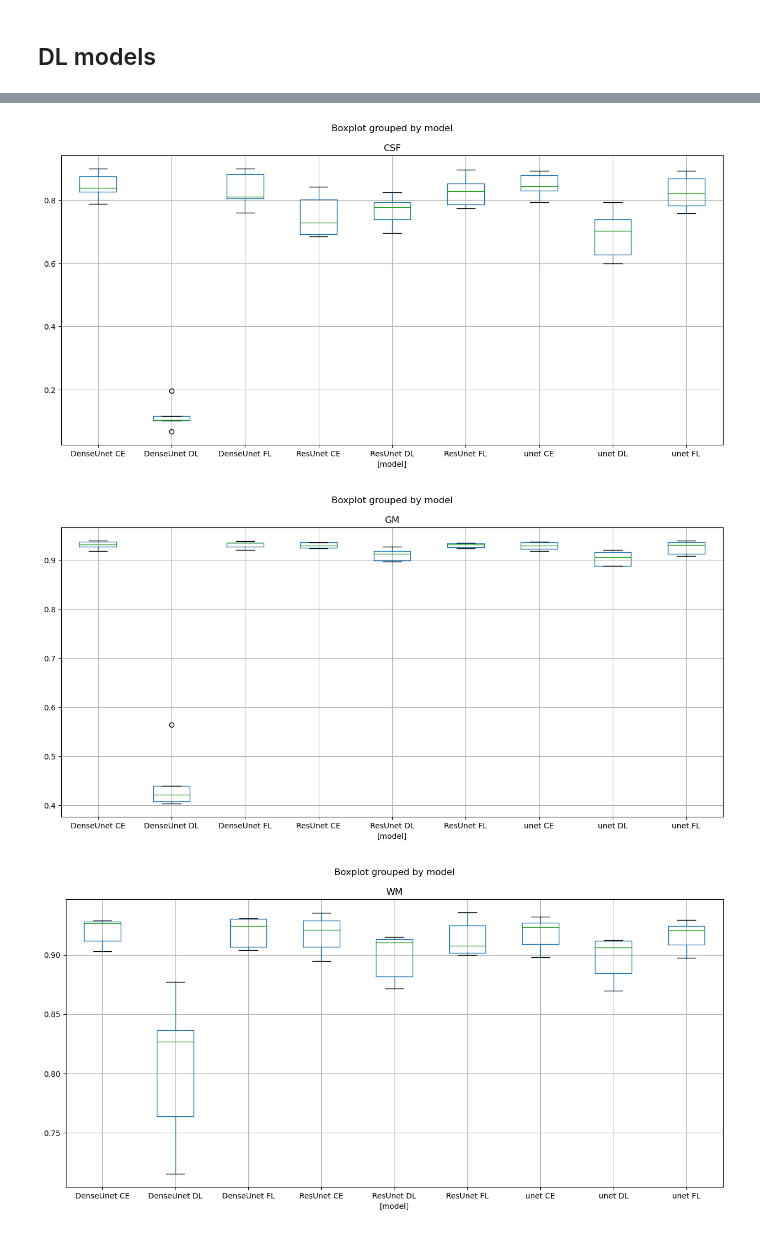
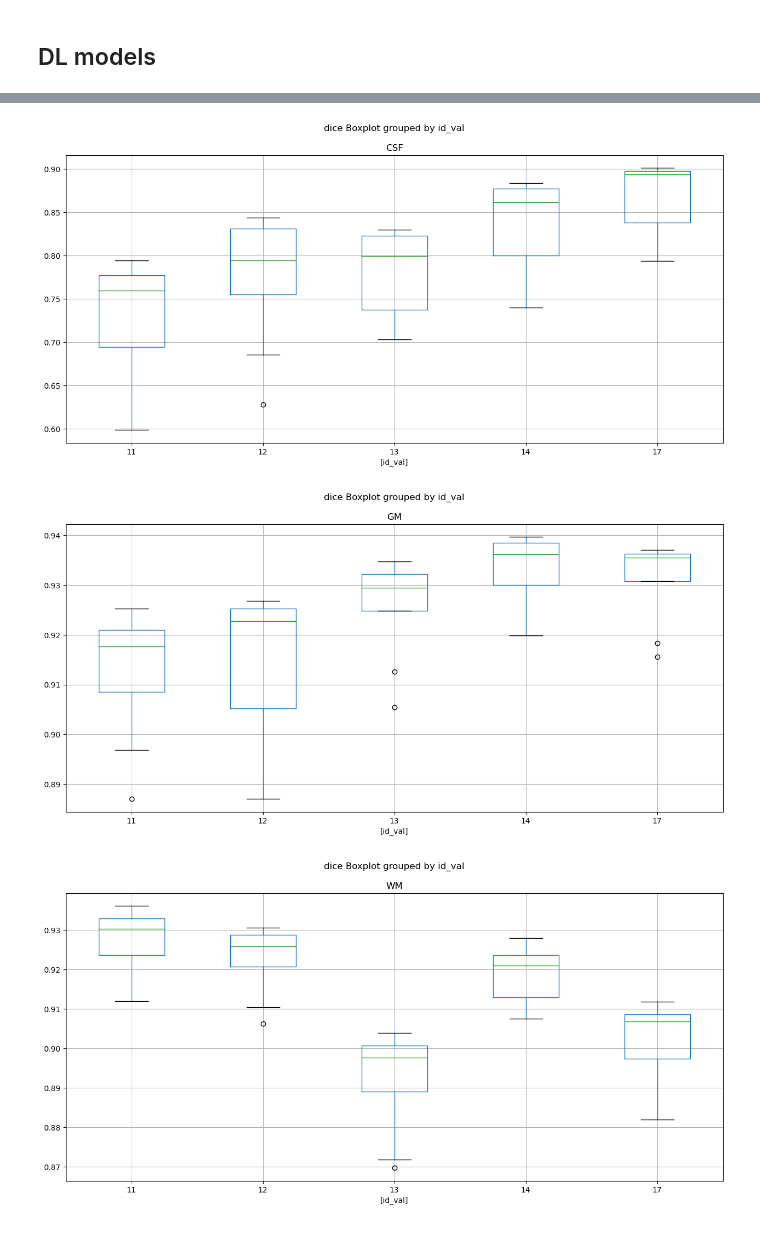
Before and after one commit to cansuyalcinn/brain-tissue-segmentation-challenge, a Jupyter notebook: notebooks/models_comparisons.ipynb, the cells around one changed output, grey strips where cells are left out. Saved outputs shown, nothing was run; the diff lists cells and outputs as text; code cells hidden in the pictures.

```diff
--- a/notebooks/models_comparisons.ipynb
+++ b/notebooks/models_comparisons.ipynb
@@ -71,6 +72,8 @@ net_list = ['DenseUnet', 'ResUnet', 'unet']
 loss_list = ['CE', 'DL', 'FL']
 #create a new list with all combinations of this two lists
 model_list = [f'{net}_{loss}_metrics' for net in net_list for loss in loss_list]
+#remove 'Dense_Unet_DL_metrics' from the list
+model_list.remove('DenseUnet_DL_metrics')
 #we first concatenate all the csv files in a single dataframe
 general_df = None
 for model in model_list:
@@ -103,16 +106,18 @@ general_df
 # %%
 metric = 'dice'
-group = 'model'
+group = 'id_val'
 
 #we first drop all rows that are not of the metric
 metriced_df = general_df[general_df['metric'] == metric]
 #we now compute the boxplot for each tissue
 for tissue in ['CSF', 'GM', 'WM']:
     #we select the tissue
     df_tissue = metriced_df[[tissue, group]]
     #now we compute the boxplot
     df_tissue.boxplot(by=group, figsize=(15, 7))
+    #change header
+    plt.suptitle(f'{metric} Boxplot grouped by {group}')
 # %% [output]
-[figure, old version]
+[figure, new version]
-[figure, old version]
+[figure, new version]
-[figure, old version]
+[figure, new version]
```
Also changed, not shown: parts of 2 cells of this notebook.
